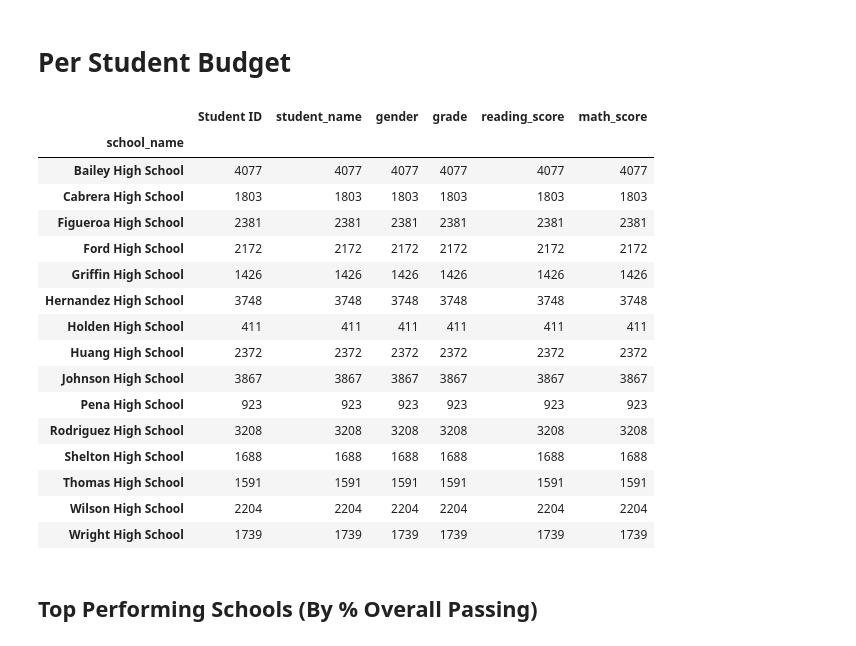
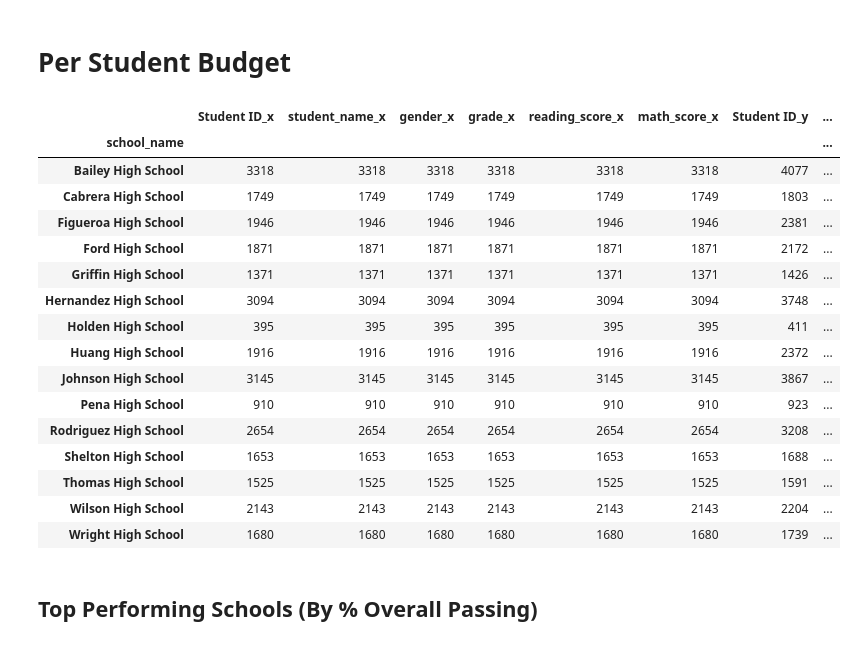
Before and after one commit to walaha2002/pandas-challenge, a Jupyter notebook: PyCitySchools/PyCitySchools_starter.ipynb, the cells around one changed output. Saved outputs shown, nothing was run; the diff lists cells and outputs as text; code cells hidden in the pictures.

Commit message:
Merges Passing both scores to dataframe that has math pass counts and reading pass counts

```diff
--- a/PyCitySchools/PyCitySchools_starter.ipynb
+++ b/PyCitySchools/PyCitySchools_starter.ipynb
@@ -180,7 +180,21 @@ countofpassreading=pd.DataFrame(group_pass_reading_byschool.count())
 countofpassreading
 
 
-joinMathRead=pd.merge
+joinMathRead=pd.merge(countofpassmath,countofpassreading,on='school_name')
+
+joinMathRead
+
+pass_both_byschool=student_data_df.loc[(student_data_df['reading_score']>=70)&(student_data_df['math_score']>=70)]
+group_pass_both_byschool=pass_both_byschool.groupby(['school_name'])
+group_pass_both_byschool.count().head()
+countofpassboth=pd.DataFrame(group_pass_both_byschool.count())
+countofpassboth
+
+joinAllPassScores=pd.merge(joinMathRead,countofpassboth,on='school_name')
+joinAllPassScores
+
+# example from district above: passing_both=school_data_complete_df.loc[(school_data_complete_df["math_score"]>=70)& (school_data_complete_df["reading_score"]>=70)]
+
 # PRINT PRINT PRINT PRINT
 # all_school_data=pd.DataFrame({'Total Students':student_count,'Avg Math':math_scores_school,'Avg Reading':reading_scores_school,'Budget':school_budget,'Budget Per Student':per_student_budget})
 # all_school_data
@@ -203,6 +217,7 @@ joinMathRead=pd.merge
 # group_pass_math_byschool=pass_math_byschool.groupby(['school_name'])
 # pass_math_byschool
 
+# example from district above: passing_both=school_data_complete_df.loc[(school_data_complete_df["math_score"]>=70)& (school_data_complete_df["reading_score"]>=70)]
 # example from district above: passing_math=school_data_complete_df.loc[(school_data_complete_df["math_score"]>=70)]
 # example from district above: passing_math=len(passing_math['Student ID'].unique())
 # example from above: school_group=school_data_complete_df.groupby(["school_name"])
@@ -262,50 +277,50 @@ joinMathRead=pd.merge
 
 
 #Create df for per student budgets
 # all_students=score_df['budget']/2
 #         all_students = redo_group.agg({"Student ID":'count'})
 #         all_students
 #         budget_by_school=redo_group.agg({'budget':'max'})
 #         budget_by_school
 # per_student_budget = budget_by_school/all_students
 # per_student_budget
 
 
 
 # redo_allschooldata["math_score"].mean()
 # avg_math2_df=pd.DataFrame(math_score_group)
 # average_math_score2=redo_allschooldata["math_score"].mean()
 # average_reading_score2=redo_allschooldata["reading_score"].mean()
 
 
 # redo_group2["Average Math Score"]=[average_math_score2]
 
 
 # school_group=school_data_complete_df.groupby(['school_name','type'])
 # redo_allschooldata=school_data_complete_df
 
 # school_comparison=school_group.mean()
 # school_comparison
 # school_group.count().head(20)
 # school_group.head(20)
 # %% [output]
-|  | Student ID | student_name | gender | grade | reading_score | math_score |
-| school_name |  |  |  |  |  |  |
-| Bailey High School | 4077 | 4077 | 4077 | 4077 | 4077 | 4077 |
-| Cabrera High School | 1803 | 1803 | 1803 | 1803 | 1803 | 1803 |
-| Figueroa High School | 2381 | 2381 | 2381 | 2381 | 2381 | 2381 |
-| Ford High School | 2172 | 2172 | 2172 | 2172 | 2172 | 2172 |
-| Griffin High School | 1426 | 1426 | 1426 | 1426 | 1426 | 1426 |
-| Hernandez High School | 3748 | 3748 | 3748 | 3748 | 3748 | 3748 |
-| Holden High School | 411 | 411 | 411 | 411 | 411 | 411 |
-| Huang High School | 2372 | 2372 | 2372 | 2372 | 2372 | 2372 |
-| Johnson High School | 3867 | 3867 | 3867 | 3867 | 3867 | 3867 |
-| Pena High School | 923 | 923 | 923 | 923 | 923 | 923 |
-| Rodriguez High School | 3208 | 3208 | 3208 | 3208 | 3208 | 3208 |
-| Shelton High School | 1688 | 1688 | 1688 | 1688 | 1688 | 1688 |
-| Thomas High School | 1591 | 1591 | 1591 | 1591 | 1591 | 1591 |
-| Wilson High School | 2204 | 2204 | 2204 | 2204 | 2204 | 2204 |
-| Wright High School | 1739 | 1739 | 1739 | 1739 | 1739 | 1739 |
+|  | Student ID_x | student_name_x | gender_x | grade_x | reading_score_x | math_score_x | Student ID_y | ... |
+| school_name |  |  |  |  |  |  |  | ... |
+| Bailey High School | 3318 | 3318 | 3318 | 3318 | 3318 | 3318 | 4077 | ... |
+| Cabrera High School | 1749 | 1749 | 1749 | 1749 | 1749 | 1749 | 1803 | ... |
+| Figueroa High School | 1946 | 1946 | 1946 | 1946 | 1946 | 1946 | 2381 | ... |
+| Ford High School | 1871 | 1871 | 1871 | 1871 | 1871 | 1871 | 2172 | ... |
+| Griffin High School | 1371 | 1371 | 1371 | 1371 | 1371 | 1371 | 1426 | ... |
+| Hernandez High School | 3094 | 3094 | 3094 | 3094 | 3094 | 3094 | 3748 | ... |
+| Holden High School | 395 | 395 | 395 | 395 | 395 | 395 | 411 | ... |
+| Huang High School | 1916 | 1916 | 1916 | 1916 | 1916 | 1916 | 2372 | ... |
+| Johnson High School | 3145 | 3145 | 3145 | 3145 | 3145 | 3145 | 3867 | ... |
+| Pena High School | 910 | 910 | 910 | 910 | 910 | 910 | 923 | ... |
+| Rodriguez High School | 2654 | 2654 | 2654 | 2654 | 2654 | 2654 | 3208 | ... |
+| Shelton High School | 1653 | 1653 | 1653 | 1653 | 1653 | 1653 | 1688 | ... |
+| Thomas High School | 1525 | 1525 | 1525 | 1525 | 1525 | 1525 | 1591 | ... |
+| Wilson High School | 2143 | 2143 | 2143 | 2143 | 2143 | 2143 | 2204 | ... |
+| Wright High School | 1680 | 1680 | 1680 | 1680 | 1680 | 1680 | 1739 | ... |
 # %%
 # # Create totals within grouped dataframe
 # school_student_group=school_group.agg({'Student ID':'count'})
```
